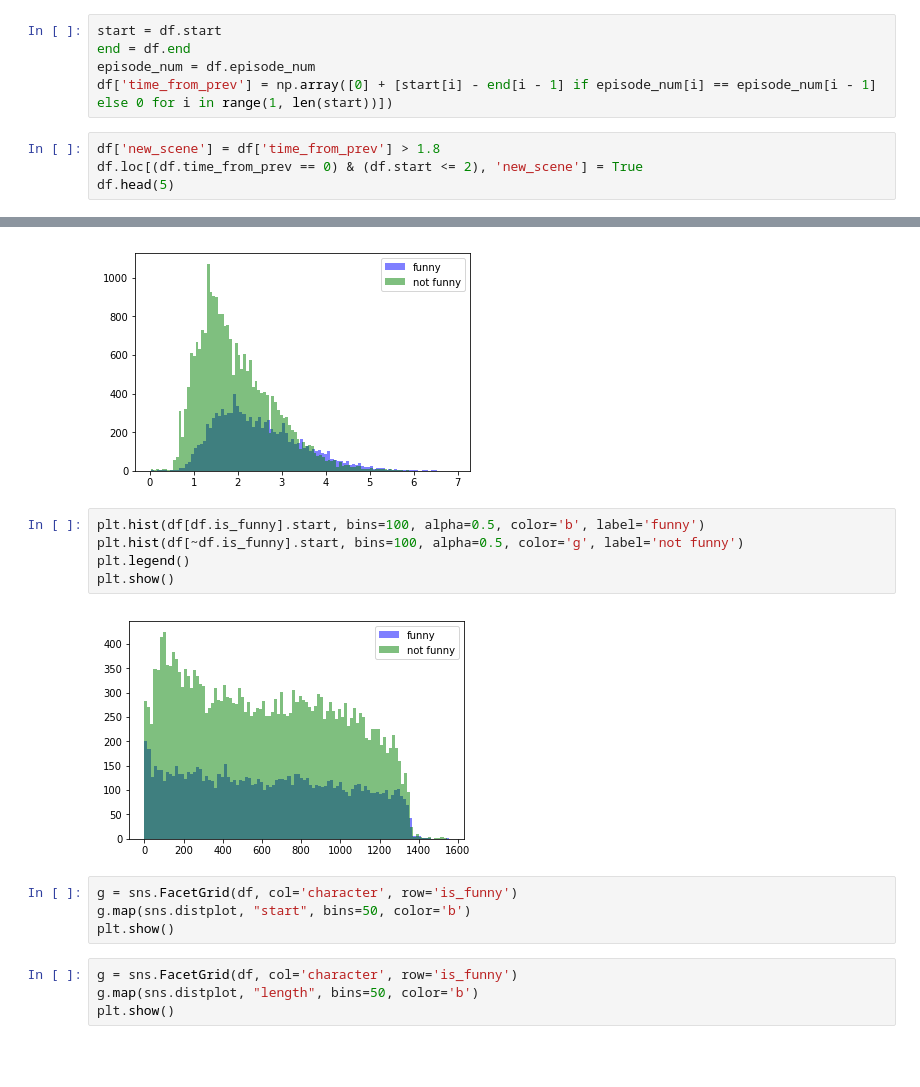
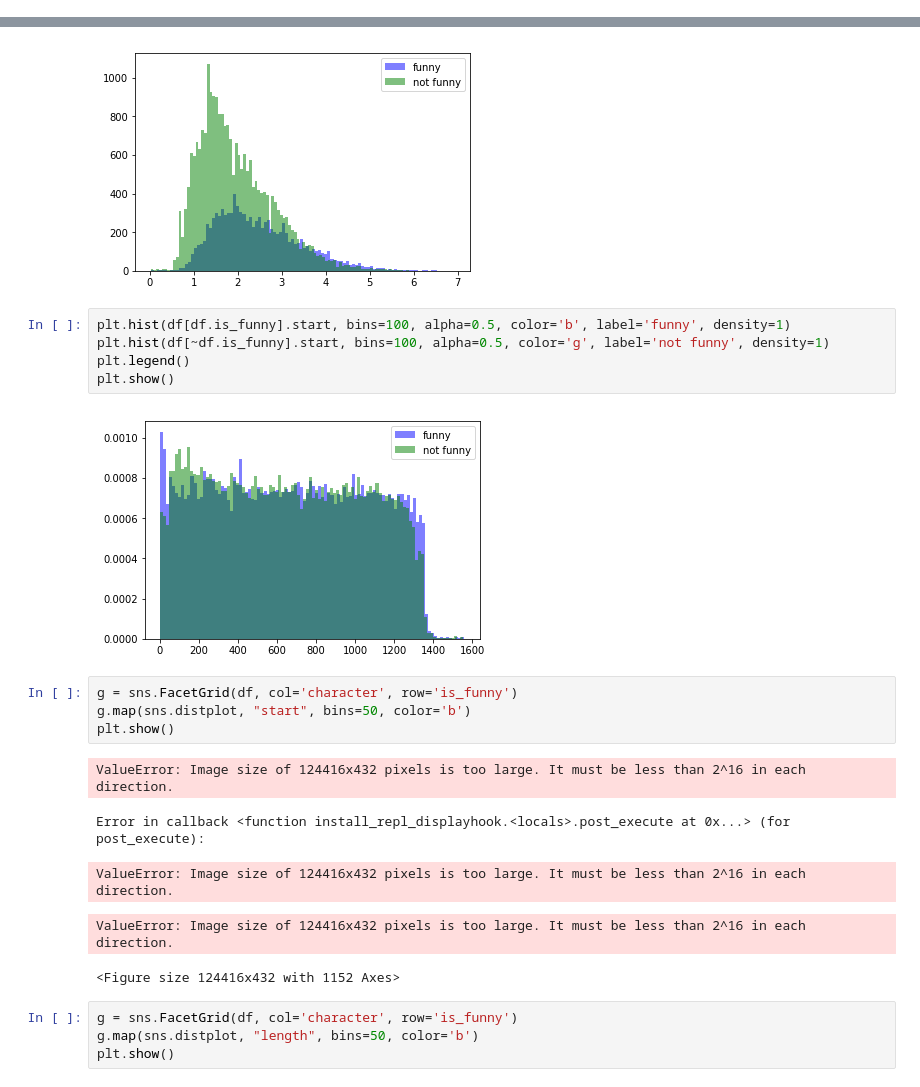
Before and after one commit to yuvaljacoby/seinfeld_laugh_prediction, a Jupyter notebook: Yuval'sPlayGround.ipynb, the cells around one changed output, grey strips where cells are left out. Cells and saved outputs as stored; diff of their text form; blank space fills up the shorter version.

```diff
--- a/Yuval'sPlayGround.ipynb
+++ b/Yuval'sPlayGround.ipynb
@@ -45,9 +42,0 @@ df.head()
-# %%
-start = df.start
-end = df.end
-episode_num = df.episode_num
-df['time_from_prev'] = np.array([0] + [start[i] - end[i - 1] if episode_num[i] == episode_num[i - 1] else 0 for i in range(1, len(start))])
-# %%
-df['new_scene'] = df['time_from_prev'] > 1.8
-df.loc[(df.time_from_prev == 0) & (df.start <= 2), 'new_scene'] = True
-df.head(5)
@@ -157,16 +189,22 @@ plt.show()
 # %% [output]
 [figure]
 # %%
-plt.hist(df[df.is_funny].start, bins=100, alpha=0.5, color='b', label='funny')
-plt.hist(df[~df.is_funny].start, bins=100, alpha=0.5, color='g', label='not funny')
+plt.hist(df[df.is_funny].start, bins=100, alpha=0.5, color='b', label='funny', density=1)
+plt.hist(df[~df.is_funny].start, bins=100, alpha=0.5, color='g', label='not funny', density=1)
 plt.legend()
 plt.show()
 # %% [output]
-[figure, old version]
+[figure, new version]
 # %%
 g = sns.FacetGrid(df, col='character', row='is_funny')
 g.map(sns.distplot, "start", bins=50, color='b')
 plt.show()
+# %% [output]
+ValueError: Image size of 124416x432 pixels is too large. It must be less than 2^16 in each direction.
+Error in callback <function install_repl_displayhook.<locals>.post_execute at 0x...> (for post_execute):
+ValueError: Image size of 124416x432 pixels is too large. It must be less than 2^16 in each direction.
+ValueError: Image size of 124416x432 pixels is too large. It must be less than 2^16 in each direction.
+<Figure size 124416x432 with 1152 Axes>
 # %%
 g = sns.FacetGrid(df, col='character', row='is_funny')
 g.map(sns.distplot, "length", bins=50, color='b')
```
Also changed, not shown: parts of 22 cells of this notebook, 2 other files.
